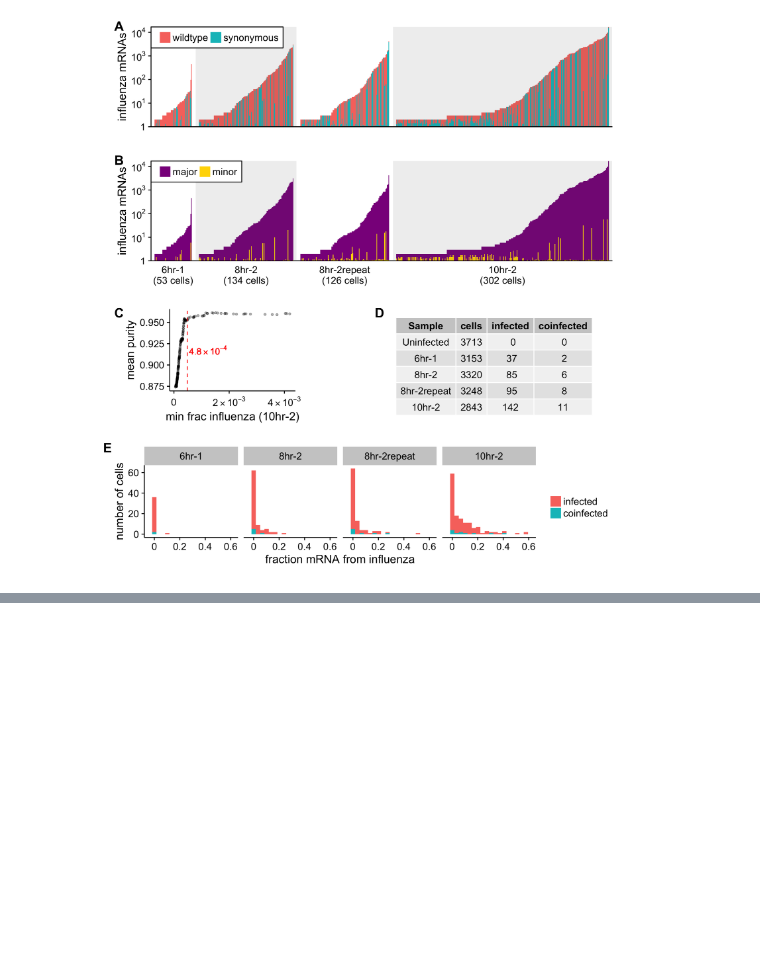
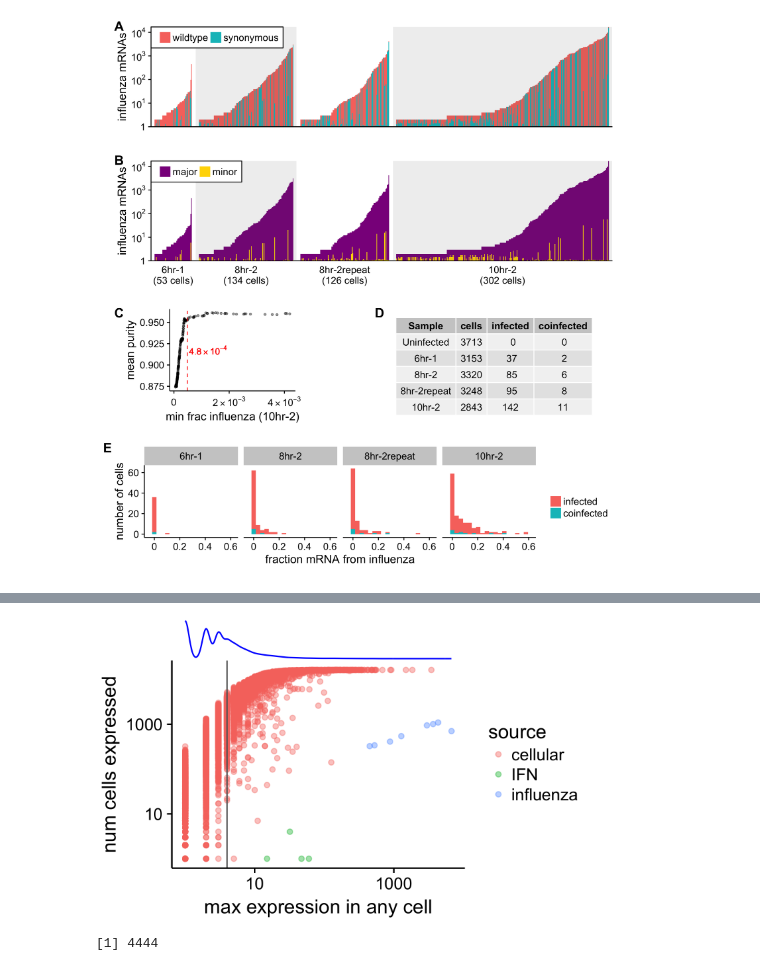
Before and after one commit to jbloomlab/flu_single_cell, a Jupyter notebook: monocle_analysis.ipynb, the cells around one changed output, grey strips where cells are left out. Cells and saved outputs as stored; diff of their text form; code cells hidden in the pictures; blank space fills up the shorter version.

Commit message:
Filter genes on max expression, annotate IFN genes

```diff
--- a/monocle_analysis.ipynb
+++ b/monocle_analysis.ipynb
@@ -321,7 +321,7 @@ threshold.frac <- frac.flu[i.threshold] * 1.5
 
 # plot the data and threshold line
 p.purity.threshold <- ggplot(purity,
-    aes(x=frac.flu, y=mean)) + geom_point(size=1, alpha=0.3) +
+    aes(x=frac.flu, y=mean)) + geom_point(size=1, alpha=0.4) +
   scale_y_continuous(name="mean purity",
     limits=c(min(purity$mean), max(purity$mean))) +
   scale_x_continuous(name=sprintf("min frac influenza (%s)", sample.most.flu),
@@ -400,0 +406,3 @@ display_png(file=plotfile, width=800)
+# %%
+cells <- detectGenes(cells)
+cells <- cells[row.names(subset(fData(cells), num_cells_expressed > 0)), ]
@@ -400,0 +431,21 @@ display_png(file=plotfile, width=800)
+# %%
+max.expr.cutoff = 4 # only consider genes with more than this much max expression
+
+p.maxexpr.ncells <- ggplot(fData(cells),
+    aes(max.expression, num_cells_expressed, color=source)) +
+  geom_point(alpha=0.4) + scale_x_log10(name="max expression in any cell") +
+  scale_y_log10(name="num cells expressed") +
+  geom_vline(aes(xintercept=max.expr.cutoff), color="gray40")
+p.maxexpr.ncells <- ggMarginal(p.maxexpr.ncells, margins="x", color="blue")
+
+plotfile <- file.path(plotsdir, "maxexpr_vs_ncells.png")
+ggsave(plotfile, plot=p.maxexpr.ncells, width=5, height=3, units="in")
+display_png(file=plotfile, width=500)
+
+cells <- cells[row.names(subset(fData(cells), max.expression > max.expr.cutoff)), ]
+# %% [output]
+[figure, added]
+# %%
+nrow(fData(cells))
+# %% [output]
+[1] 4444
```
Also changed, not shown: parts of 8 cells of this notebook.
